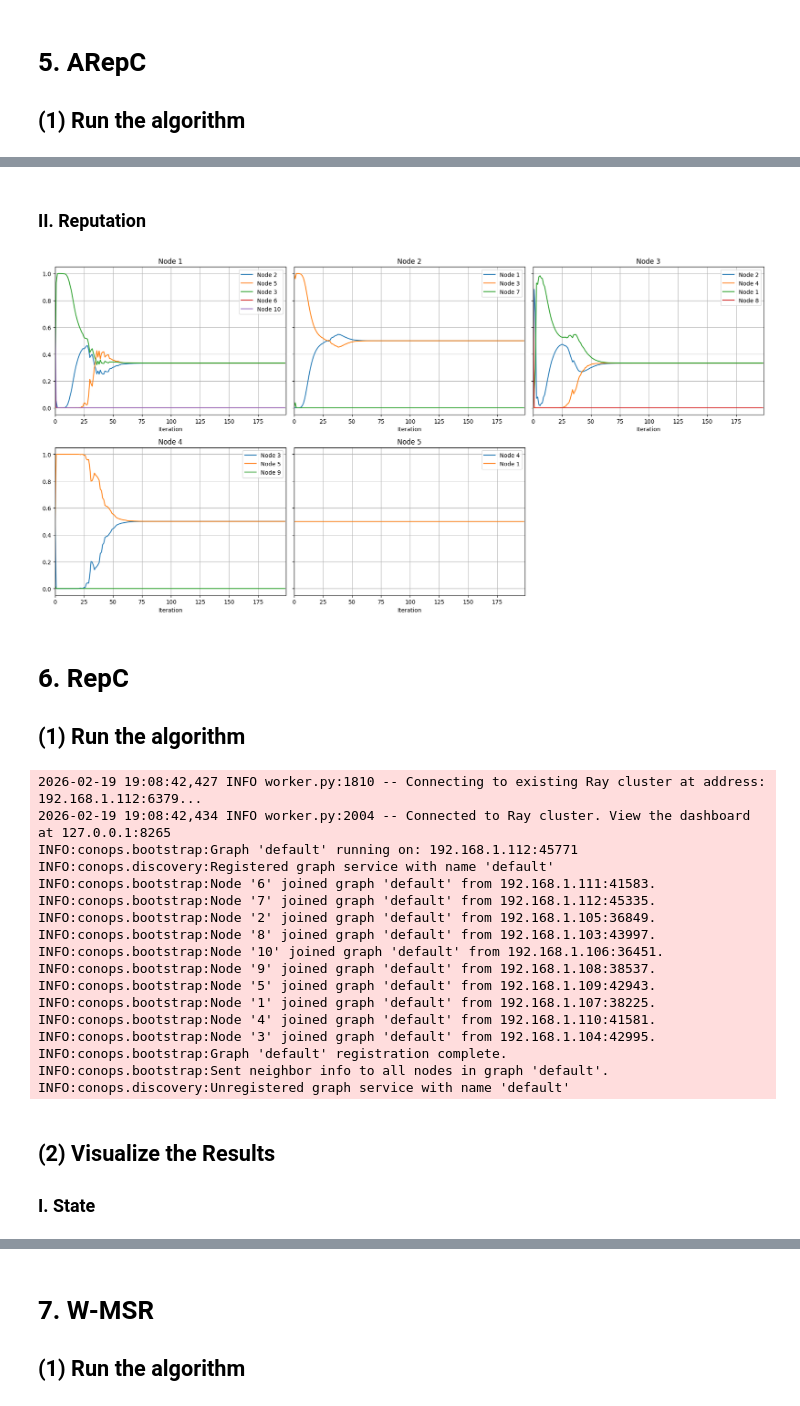
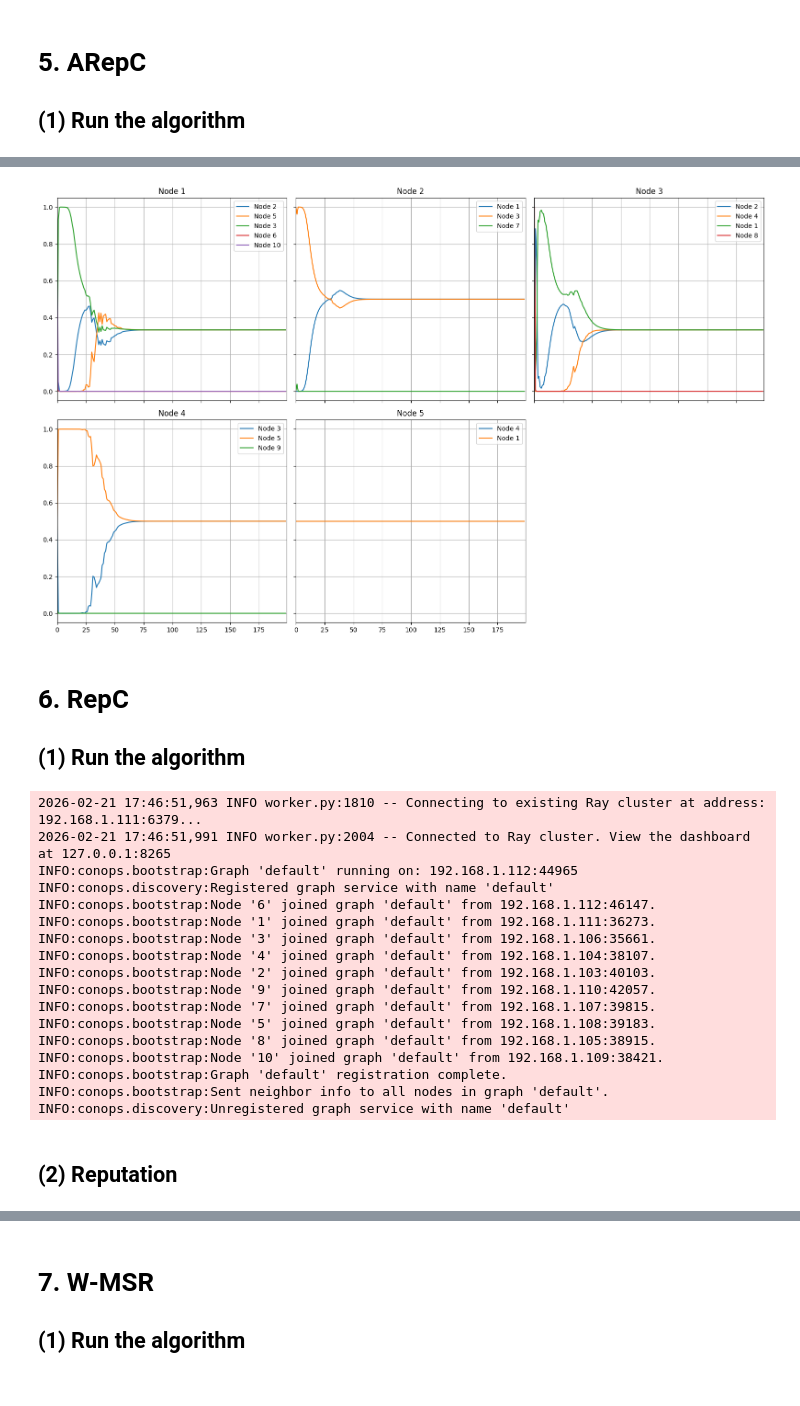
Before and after one commit to rui-huang-opt/arepc, a Jupyter notebook: examples/small_scale.ipynb, the cells around one changed output, grey strips where cells are left out. Saved outputs shown, nothing was run; the diff lists cells and outputs as text; code cells hidden in the pictures.

```diff
--- a/examples/small_scale.ipynb
+++ b/examples/small_scale.ipynb
@@ -121,9 +122,7 @@ graph = Graph(NODES, EDGES)
 # 3. Attacker model
 # %%
 @ray.remote(num_cpus=1)
-def byzantine_node(
-    name: str, n_state: int, alpha: float, n_iter: int, exp_name: str
-) -> None:
+def byzantine_node(name: str, n_state: int, alpha: float, n_iter: int) -> None:
     from numpy.random import seed, uniform
     from conops import NodeHandle
 
@@ -169,8 +168,7 @@ try:
     bl_refs = {i: baseline_node.remote(i, N_STATE, ALPHA, N_ITER) for i in NORMAL_NODES}
 
     byz_refs = [
-        byzantine_node.remote(i, N_STATE, ALPHA, N_ITER, EXP_NAME)
-        for i in BYZANTINE_NODES
+        byzantine_node.remote(i, N_STATE, ALPHA, N_ITER) for i in BYZANTINE_NODES
     ]
 
     bl_data = {i: ray.get(ref) for i, ref in bl_refs.items()}
@@ -273,8 +275,7 @@ try:
 
     arepc_refs = {i: arepc_node.remote(i, N_STATE, ALPHA, N_ITER) for i in NORMAL_NODES}
     byz_refs = [
-        byzantine_node.remote(i, N_STATE, ALPHA, N_ITER, EXP_NAME)
-        for i in BYZANTINE_NODES
+        byzantine_node.remote(i, N_STATE, ALPHA, N_ITER) for i in BYZANTINE_NODES
     ]
 
     arepc_data = {i: ray.get(ref) for i, ref in arepc_refs.items()}
@@ -306,23 +305,0 @@ INFO:conops.discovery:Unregistered graph service with name 'default'
-# %%
-import matplotlib.pyplot as plt
-
-fig, ax = plt.subplots()
-
-iters = np.arange(N_ITER)
-
-arepc_states = np.array([arepc_data[i][0] for i in NORMAL_NODES])
-avg_states: npt.NDArray[np.float64] = np.average(arepc_states, axis=0)
-diffs = arepc_states - avg_states
-aprec_rmse = np.sqrt(np.mean(np.sum(diffs**2, axis=2), axis=0))
-
-x0_mean = avg_states[0]
-aprec_drift = np.linalg.norm(avg_states - x0_mean[None, :], axis=1)
-
-ax.semilogy(iters, aprec_rmse, label="Consensus Error (RMSE)")
-ax.semilogy(iters[1:], aprec_drift[1:], label="Drift from Initial Mean")
-
-ax.legend()
-ax.set_xlabel("Iteration")
-ax.minorticks_on()
-ax.grid(which="major", linestyle="-", linewidth=0.8)
-ax.grid(which="minor", axis="y", linestyle="--", linewidth=0.5)
@@ -331,29 +306,24 @@ ax.grid(which="minor", axis="y", linestyle="--", linewidth=0.5)
-# %% [markdown]
-### II. Reputation
 # %%
-import matplotlib.axes as maxes
-
 axes: npt.NDArray
-fig, axes = plt.subplots(2, 3, figsize=(18, 9), sharey=True)
+fig, axes = plt.subplots(2, 3, figsize=(16, 10), sharex=True, sharey=True)
 axes_flat = axes.flatten()
 
 repc_reps = {i: arepc_data[i][1] for i in NORMAL_NODES}
 
 for i, ax in zip(NORMAL_NODES, axes_flat[:-1]):
     ax: maxes.Axes
     reps_for_i = repc_reps[i]
     for j in reps_for_i:
         ax.plot(reps_for_i[j], label=f"Node {j}")
     ax.set_title(f"Node {i}")
-    ax.set_xlabel("Iteration")
     ax.set_xlim(0, N_ITER - 1)
     ax.legend()
     ax.grid()
 
 fig.delaxes(axes_flat[-1])
 fig.tight_layout()
 # %% [output]
-[figure, old version]
+[figure, new version]
 # %% [markdown]
 # 6. RepC
 ## (1) Run the algorithm
@@ -401,8 +371,7 @@ try:
 
     repc_refs = {i: repc_node.remote(i, N_STATE, ALPHA, N_ITER) for i in NORMAL_NODES}
     byz_refs = [
-        byzantine_node.remote(i, N_STATE, ALPHA, N_ITER, EXP_NAME)
-        for i in BYZANTINE_NODES
+        byzantine_node.remote(i, N_STATE, ALPHA, N_ITER) for i in BYZANTINE_NODES
     ]
 
     repc_data = {i: ray.get(ref) for i, ref in repc_refs.items()}
@@ -411,23 +380,22 @@ try:
 finally:
     ray.shutdown()
 # %% [output]
-2026-02-19 19:08:42,427 INFO worker.py:1810 -- Connecting to existing Ray cluster at address: 192.168.1.112:6379...
-2026-02-19 19:08:42,434 INFO worker.py:2004 -- Connected to Ray cluster. View the dashboard at 127.0.0.1:8265
-INFO:conops.bootstrap:Graph 'default' running on: 192.168.1.112:45771
+2026-02-21 17:46:51,963 INFO worker.py:1810 -- Connecting to existing Ray cluster at address: 192.168.1.111:6379...
+2026-02-21 17:46:51,991 INFO worker.py:2004 -- Connected to Ray cluster. View the dashboard at 127.0.0.1:8265
+INFO:conops.bootstrap:Graph 'default' running on: 192.168.1.112:44965
 INFO:conops.discovery:Registered graph service with name 'default'
-INFO:conops.bootstrap:Node '6' joined graph 'default' from 192.168.1.111:41583.
-INFO:conops.bootstrap:Node '7' joined graph 'default' from 192.168.1.112:45335.
-INFO:conops.bootstrap:Node '2' joined graph 'default' from 192.168.1.105:36849.
-INFO:conops.bootstrap:Node '8' joined graph 'default' from 192.168.1.103:43997.
-INFO:conops.bootstrap:Node '10' joined graph 'default' from 192.168.1.106:36451.
-INFO:conops.bootstrap:Node '9' joined graph 'default' from 192.168.1.108:38537.
-INFO:conops.bootstrap:Node '5' joined graph 'default' from 192.168.1.109:42943.
-INFO:conops.bootstrap:Node '1' joined graph 'default' from 192.168.1.107:38225.
-INFO:conops.bootstrap:Node '4' joined graph 'default' from 192.168.1.110:41581.
-INFO:conops.bootstrap:Node '3' joined graph 'default' from 192.168.1.104:42995.
+INFO:conops.bootstrap:Node '6' joined graph 'default' from 192.168.1.112:46147.
+INFO:conops.bootstrap:Node '1' joined graph 'default' from 192.168.1.111:36273.
+INFO:conops.bootstrap:Node '3' joined graph 'default' from 192.168.1.106:35661.
+INFO:conops.bootstrap:Node '4' joined graph 'default' from 192.168.1.104:38107.
+INFO:conops.bootstrap:Node '2' joined graph 'default' from 192.168.1.103:40103.
+INFO:conops.bootstrap:Node '9' joined graph 'default' from 192.168.1.110:42057.
+INFO:conops.bootstrap:Node '7' joined graph 'default' from 192.168.1.107:39815.
+INFO:conops.bootstrap:Node '5' joined graph 'default' from 192.168.1.108:39183.
+INFO:conops.bootstrap:Node '8' joined graph 'default' from 192.168.1.105:38915.
+INFO:conops.bootstrap:Node '10' joined graph 'default' from 192.168.1.109:38421.
 INFO:conops.bootstrap:Graph 'default' registration complete.
 INFO:conops.bootstrap:Sent neighbor info to all nodes in graph 'default'.
 INFO:conops.discovery:Unregistered graph service with name 'default'
 # %% [markdown]
-## (2) Visualize the Results
-### I. State
+## (2) Reputation
```
Also changed, not shown: parts of 14 cells of this notebook, 1 other file.
